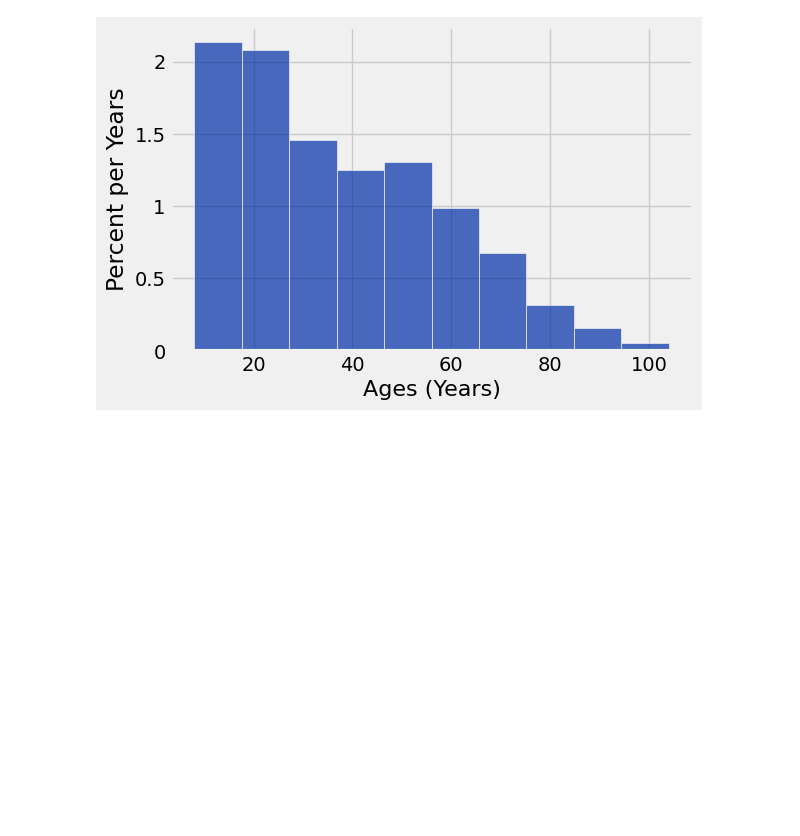
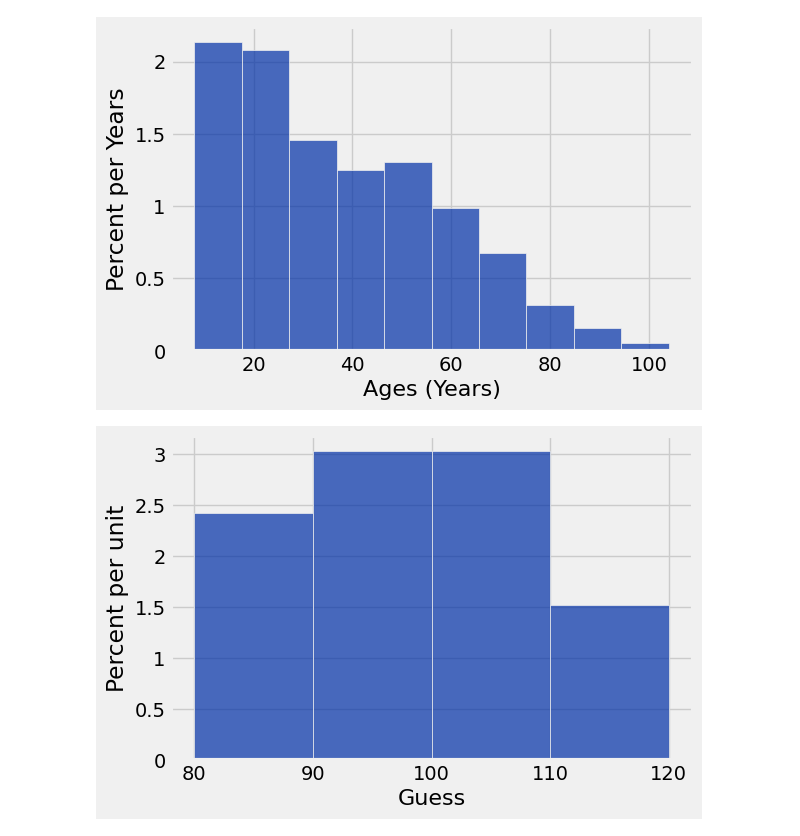
Before and after one commit to austinmohrnwu/25-fall-intro, a Jupyter notebook: 10 - Histograms/histograms.ipynb, the cells around one changed output. Cells and saved outputs as stored; diff of their text form; code cells hidden in the pictures; blank space fills up the shorter version.

```diff
--- a/10 - Histograms/histograms.ipynb
+++ b/10 - Histograms/histograms.ipynb
@@ -146,3 +146,9 @@ top
 top.hist('Ages', bins = 10, unit = 'Years')
 # %% [output]
 [figure]
+# %%
+arr1 = [95, 99, 100, 97, 95, 88, 89, 80, 105, 104, 106, 110, 120, 119, 88, 89, 95, 96, 97, 101, 104, 105, 110, 115, 88, 89, 100, 99, 99, 97, 86, 103, 105]
+t = Table().with_column('Guess', arr1)
+t.hist('Guess', bins = 4)
+# %% [output]
+[figure, added]
```
